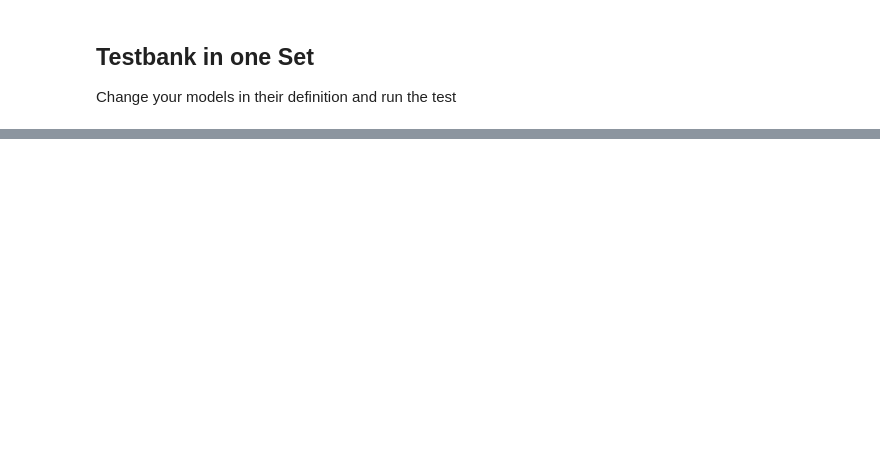
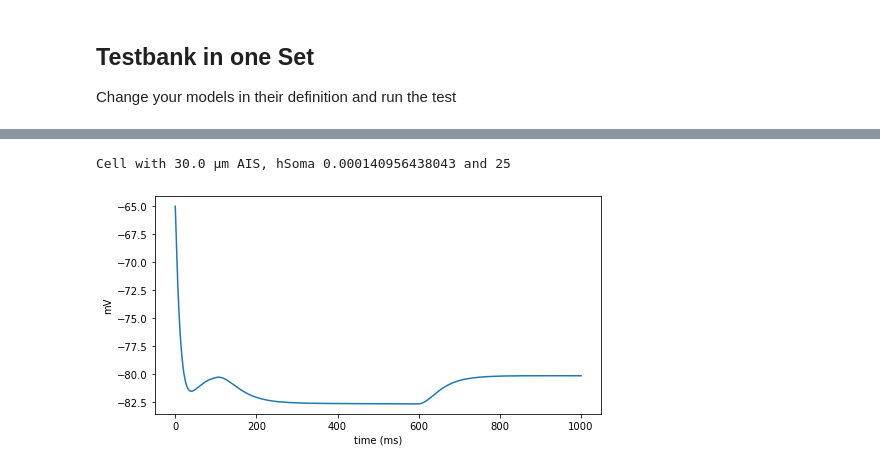
Before and after one commit to jhnnsrs/layer5-pyramidal-model, a Jupyter notebook: notebooks/CompleteTestbank.ipynb, the cells around one changed output, grey strips where cells are left out. Saved outputs shown, nothing was run; the diff lists cells and outputs as text; code cells hidden in the pictures; blank space fills up the shorter version.

```diff
--- a/notebooks/CompleteTestbank.ipynb
+++ b/notebooks/CompleteTestbank.ipynb
@@ -54,0 +59,6 @@ generic.plotTrace(trace)
+# %%
+trace = generic.stimulate(items[0][3], {"dur":500, "delay": 100, "amp": 0}, synmodifier= 0.03, interval= 7)
+generic.plotTrace(trace)
+# %% [output]
+Cell with 30.0 µm AIS, hSoma 0.000140956438043 and 25
+[figure, added]
```
Also changed, not shown: parts of 12 cells of this notebook, 6 other files.
